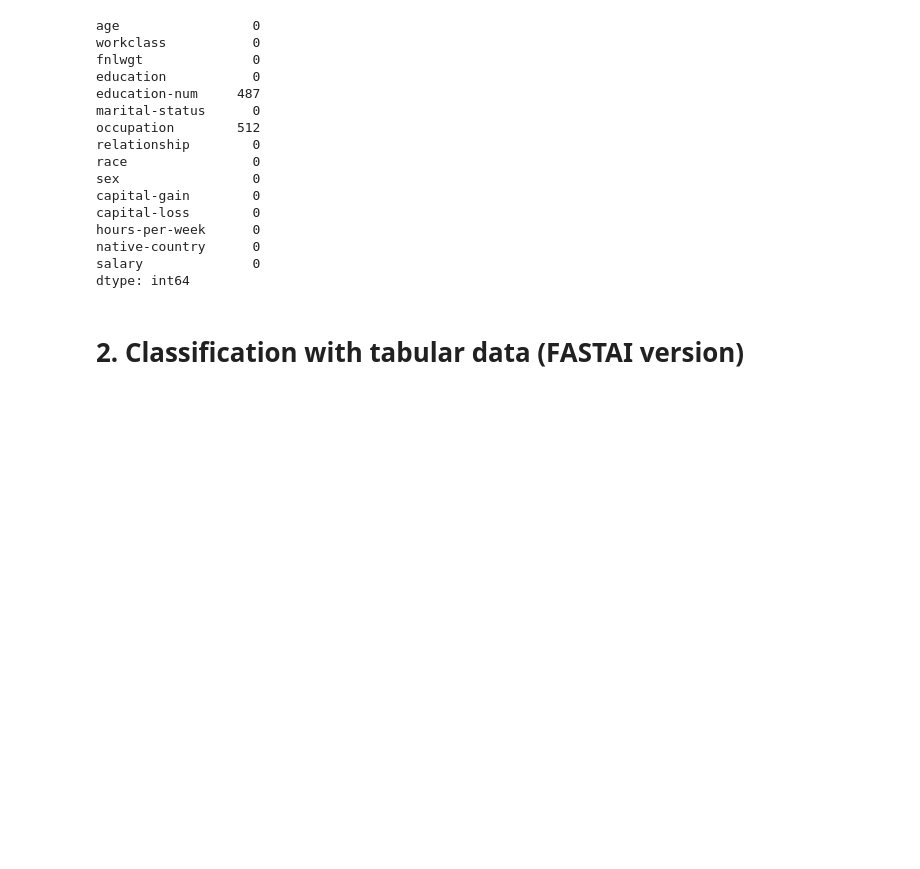
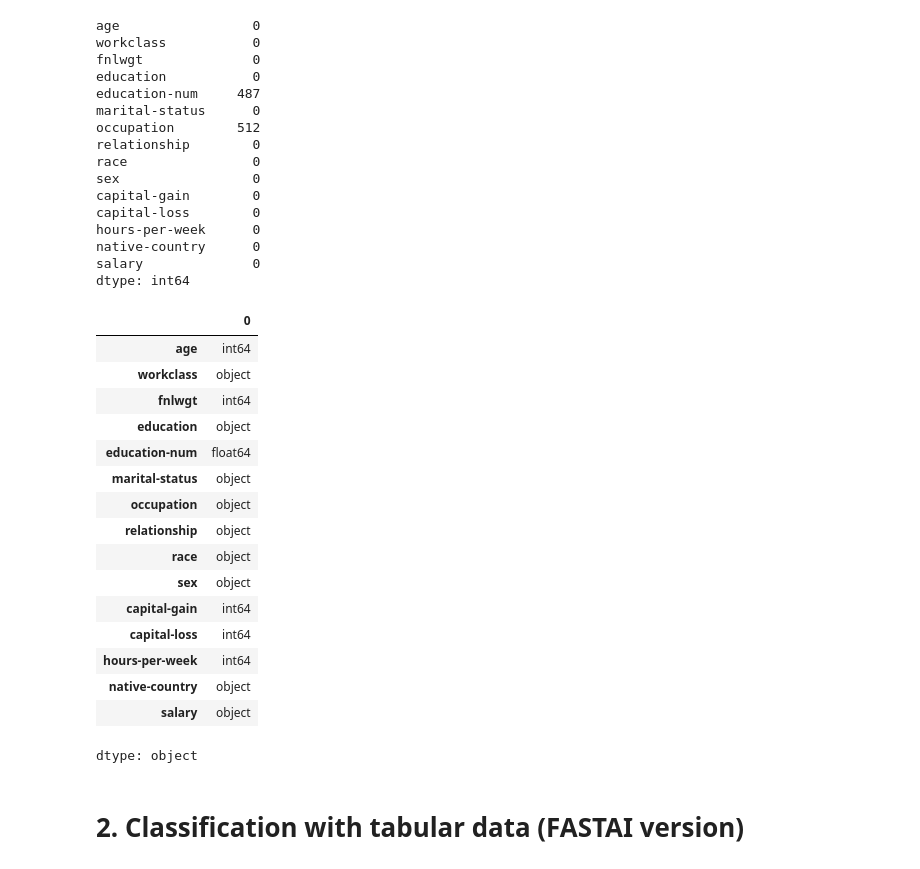
Before and after one commit to sangho24/sogang, a Jupyter notebook: EC5320_2024_2_Week9a_messy_tabular_data_v2_for_students_20200572.ipynb, the cells around one changed output. Saved outputs shown, nothing was run; the diff lists cells and outputs as text; code cells hidden in the pictures; blank space fills up the shorter version.

```diff
--- a/EC5320_2024_2_Week9a_messy_tabular_data_v2_for_students_20200572.ipynb
+++ b/EC5320_2024_2_Week9a_messy_tabular_data_v2_for_students_20200572.ipynb
@@ -94,6 +94,26 @@ hours-per-week      0
 native-country      0
 salary              0
 dtype: int64
+# %%
+df.dtypes
+# %% [output]
+|  | 0 |
+| age | int64 |
+| workclass | object |
+| fnlwgt | int64 |
+| education | object |
+| education-num | float64 |
+| marital-status | object |
+| occupation | object |
+| relationship | object |
+| race | object |
+| sex | object |
+| capital-gain | int64 |
+| capital-loss | int64 |
+| hours-per-week | int64 |
+| native-country | object |
+| salary | object |
+dtype: object
 # %% [markdown]
 # 2. Classification with tabular data (FASTAI version)
 # %%
```
Also changed, not shown: parts of 34 cells of this notebook.
